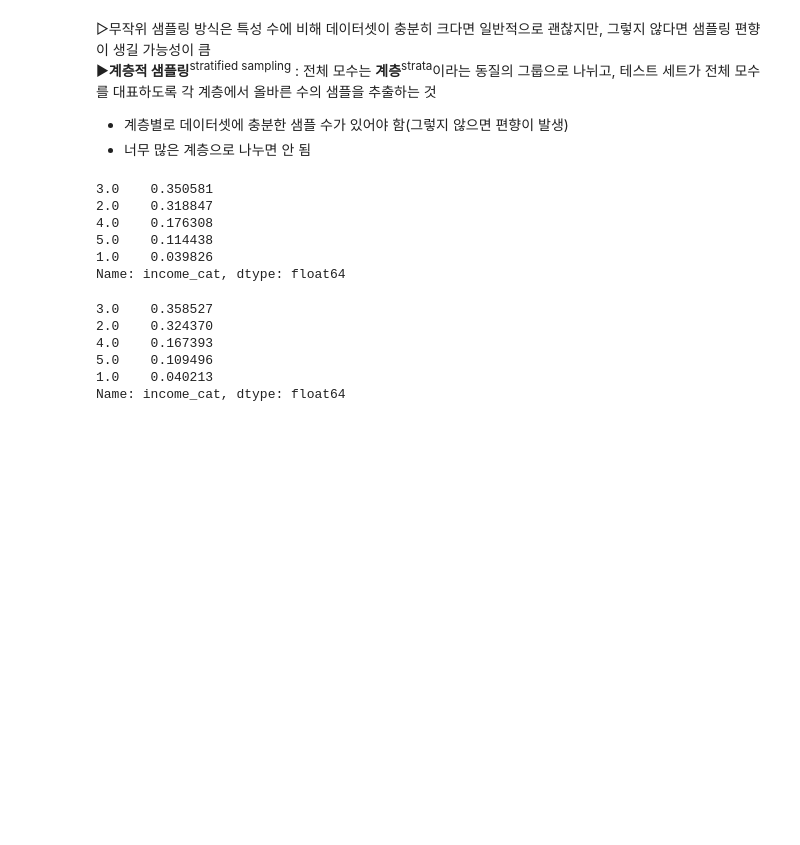
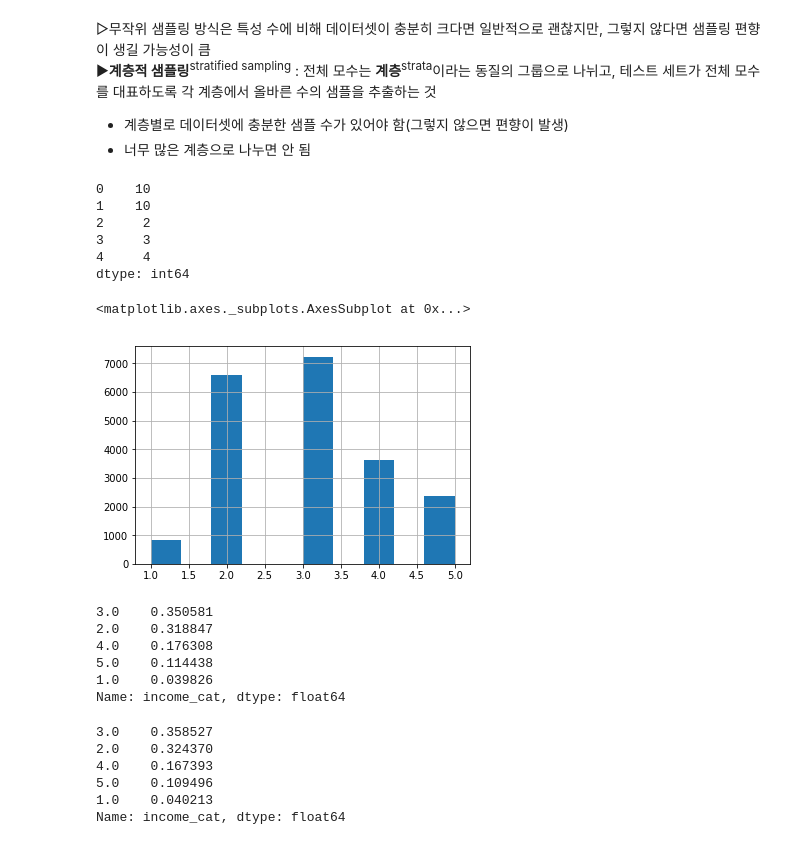
Before and after one commit to link-kut/hands_on_ml_link, a Jupyter notebook: 2-1.ipynb, the cells around one changed output. Drawn from its saved outputs; the diff is of its cells as text; code cells hidden in the pictures; blank space fills up the shorter version.

```diff
--- a/2-1.ipynb
+++ b/2-1.ipynb
@@ -218,23 +236,36 @@ train_set, test_set = train_test_split(housing, test_size=0.2, random_state=42)
+# %%
+s = pd.Series(range(5))
+s.where(s > 1, 10)
+# %% [output]
+0    10
+1    10
+2     2
+3     3
+4     4
+dtype: int64
+# %%
+housing["income_cat"].hist()
+# %% [output]
+<matplotlib.axes._subplots.AxesSubplot at 0x...>
+[figure, added]
 # %%
-housing["income_cat"] = np.ceil(housing["median_income"] / 1.5)
-housing["income_cat"].where(housing["income_cat"] < 5, 5.0, inplace=True)
-
 from sklearn.model_selection import StratifiedShuffleSplit
 
-split = StratifiedShuffleSplit(n_splits=1, test_size=0.2, random_state=42)
+split = StratifiedShuffleSplit(n_splits=1, test_size=0.2, random_state=42) # n_splits = Number of re-shuffling & splitting iterations.
 for train_index, test_index in split.split(housing, housing["income_cat"]):
+    # print(train_index, test_index)
     strat_train_set = housing.loc[train_index]
     strat_test_set = housing.loc[test_index]
-
-# 전체 주택 데이터셋에서 소득 카테고리의 비율
-housing["income_cat"].value_counts() / len(housing)
-# %% [output]
-3.0    0.350581
-2.0    0.318847
-4.0    0.176308
-5.0    0.114438
-1.0    0.039826
-Name: income_cat, dtype: float64
+# %%
+# 전체 주택 데이터셋에서 소득 카테고리의 비율
+housing["income_cat"].value_counts() / len(housing)
+# %% [output]
+3.0    0.350581
+2.0    0.318847
+4.0    0.176308
+5.0    0.114438
+1.0    0.039826
+Name: income_cat, dtype: float64
 # %%
 # 테스트 주택 데이터셋에서 소득 카테고리의 비율(무작위 샘플링)
 train_set, test_set = train_test_split(housing, test_size=0.2, random_state=42)
```
Also changed, not shown: parts of 37 cells of this notebook.
